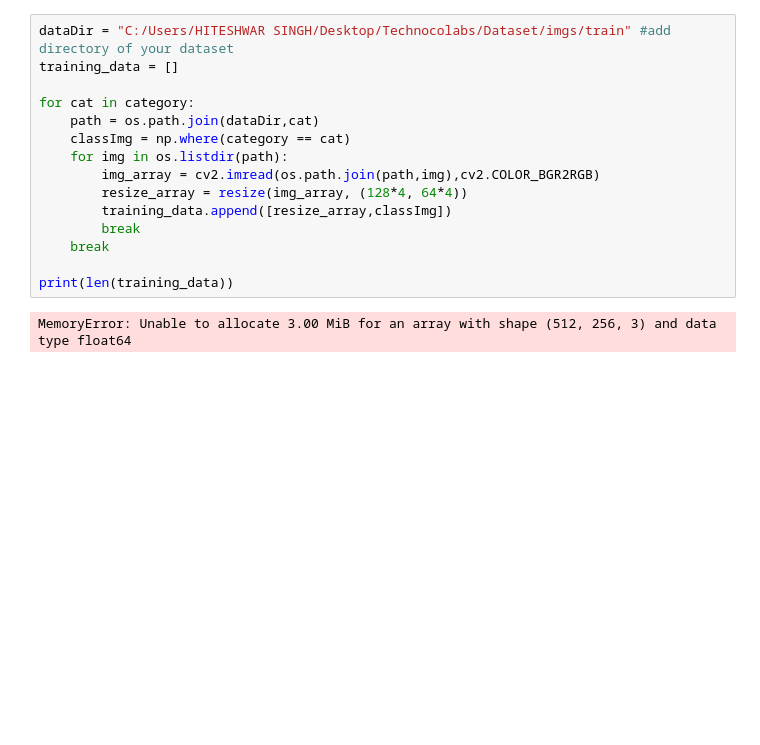
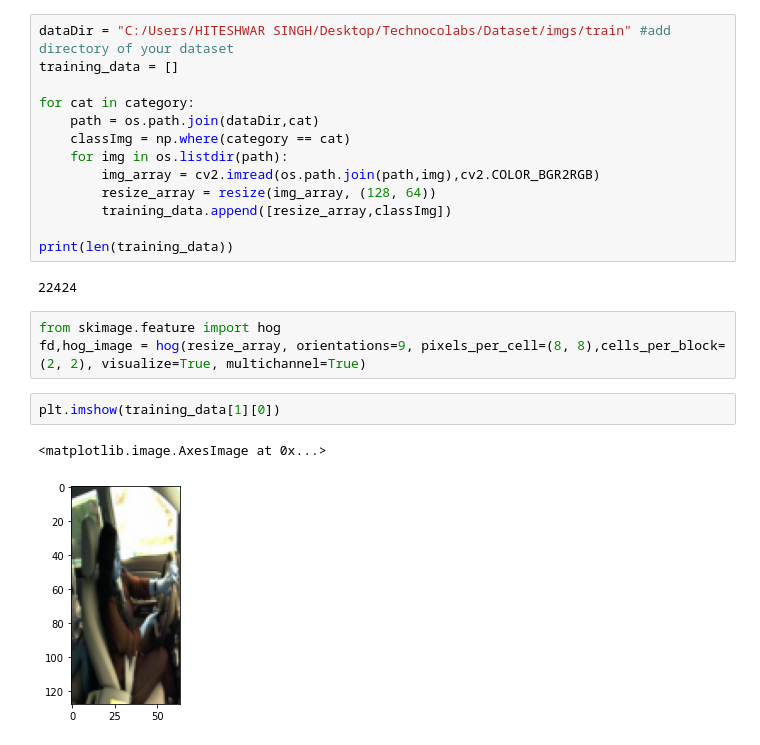
Before and after one commit to sarveshwagh3/GroupB_techno_Dummy, a Jupyter notebook: code.ipynb, the cells around one changed output. Cells and saved outputs as stored; diff of their text form; blank space fills up the shorter version.

```diff
--- a/code.ipynb
+++ b/code.ipynb
@@ -17,11 +16,17 @@ for cat in category:
     classImg = np.where(category == cat)
     for img in os.listdir(path):
         img_array = cv2.imread(os.path.join(path,img),cv2.COLOR_BGR2RGB)
-        resize_array = resize(img_array, (128*4, 64*4))
+        resize_array = resize(img_array, (128, 64))
         training_data.append([resize_array,classImg])
-        break
-    break
 
 print(len(training_data))
 # %% [output]
-MemoryError: Unable to allocate 3.00 MiB for an array with shape (512, 256, 3) and data type float64
+22424
+# %%
+from skimage.feature import hog
+fd,hog_image = hog(resize_array, orientations=9, pixels_per_cell=(8, 8),cells_per_block=(2, 2), visualize=True, multichannel=True)
+# %%
+plt.imshow(training_data[1][0])
+# %% [output]
+<matplotlib.image.AxesImage at 0x...>
+[figure, added]
```
Also changed, not shown: parts of 7 cells of this notebook.
